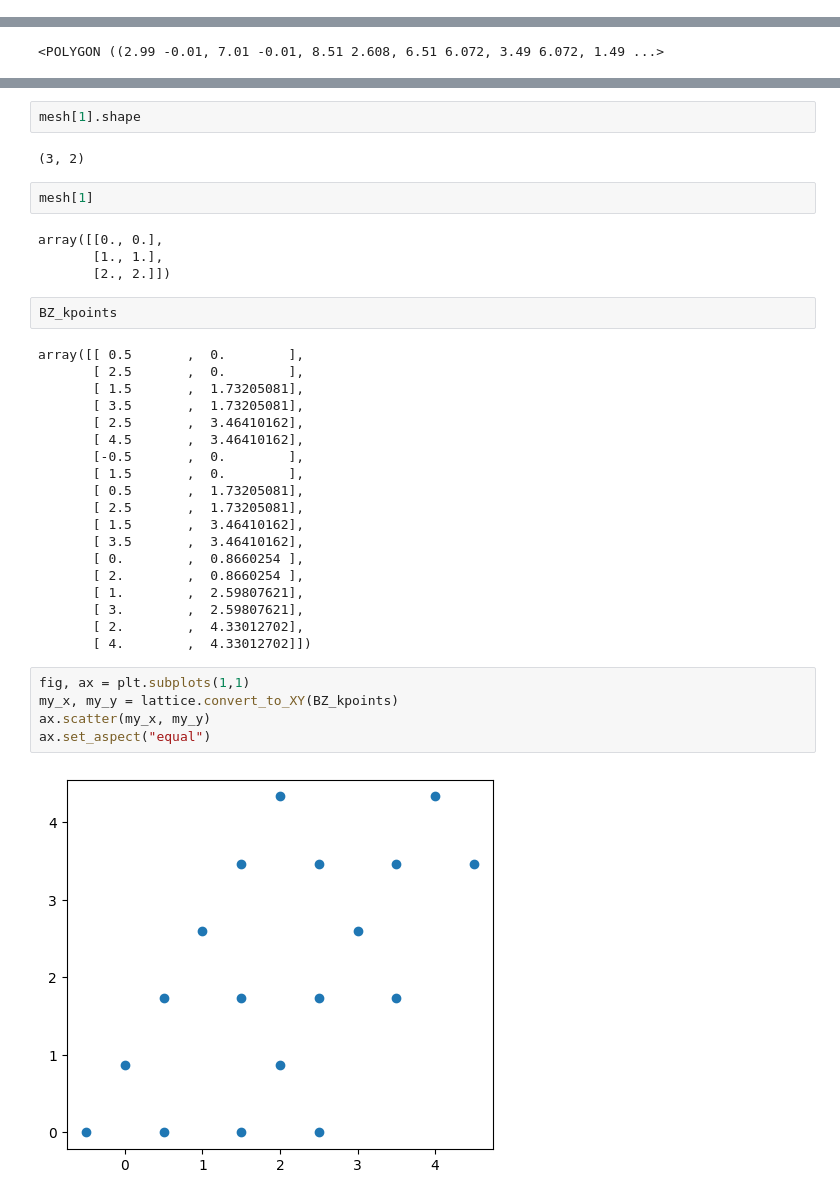
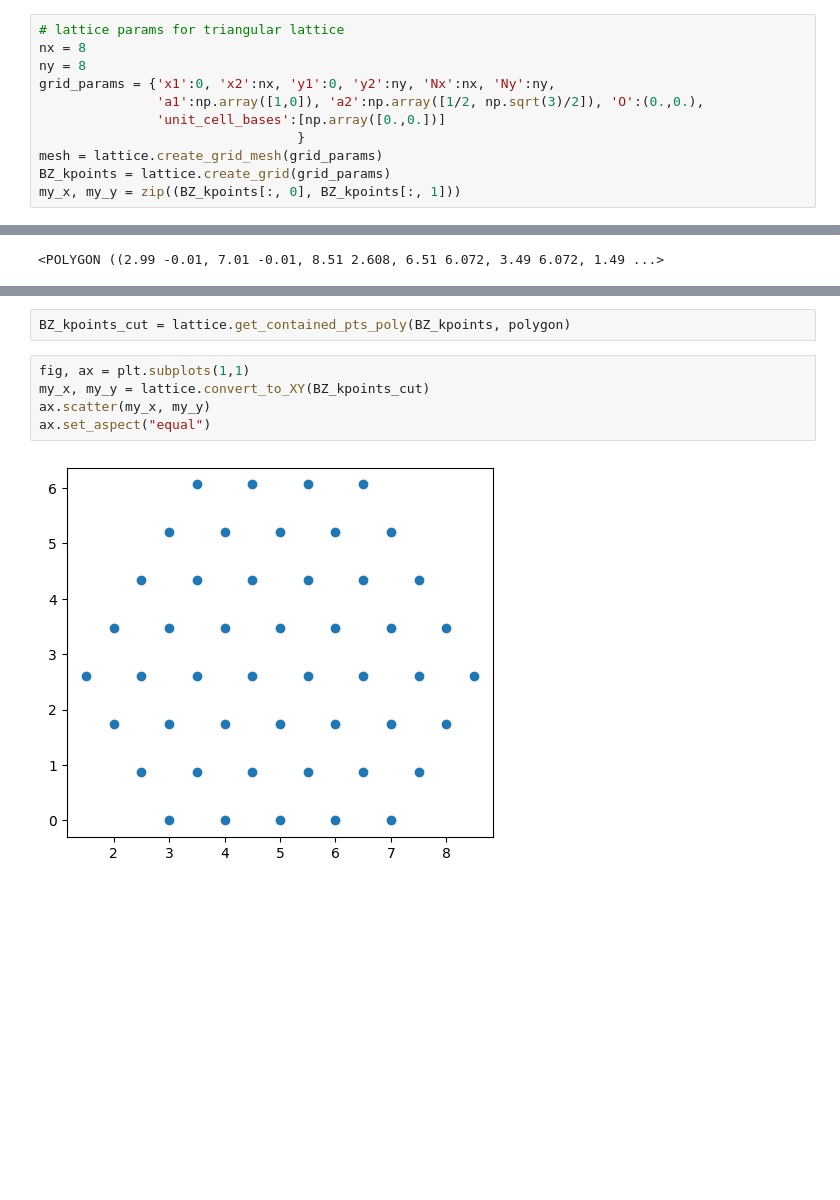
Before and after one commit to teng10/rydberg-vison, a Jupyter notebook: wip.ipynb, the cells around one changed output, grey strips where cells are left out. Drawn from its saved outputs; the diff is of its cells as text; blank space fills up the shorter version.

```diff
--- a/wip.ipynb
+++ b/wip.ipynb
@@ -32,3 +143,14 @@ my_x, my_y = zip((BZ_kpoints[:, 0], BZ_kpoints[:, 1]))
+# %%
+# lattice params for triangular lattice
+nx = 8
+ny = 8
+grid_params = {'x1':0, 'x2':nx, 'y1':0, 'y2':ny, 'Nx':nx, 'Ny':ny,
+               'a1':np.array([1,0]), 'a2':np.array([1/2, np.sqrt(3)/2]), 'O':(0.,0.),
+               'unit_cell_bases':[np.array([0.,0.])]
+                                 }
+mesh = lattice.create_grid_mesh(grid_params)
+BZ_kpoints = lattice.create_grid(grid_params)
+my_x, my_y = zip((BZ_kpoints[:, 0], BZ_kpoints[:, 1]))
 # %%
 # Define the polygon for the cut
 height = np.sqrt(3)/2
@@ -51,39 +163,10 @@ array([[0., 1.],
-# %%
-mesh[1].shape
-# %% [output]
-(3, 2)
-# %%
-mesh[1]
-# %% [output]
-array([[0., 0.],
-       [1., 1.],
-       [2., 2.]])
-# %%
-BZ_kpoints
-# %% [output]
-array([[ 0.5       ,  0.        ],
-       [ 2.5       ,  0.        ],
-       [ 1.5       ,  1.73205081],
-       [ 3.5       ,  1.73205081],
-       [ 2.5       ,  3.46410162],
-       [ 4.5       ,  3.46410162],
-       [-0.5       ,  0.        ],
-       [ 1.5       ,  0.        ],
-       [ 0.5       ,  1.73205081],
-       [ 2.5       ,  1.73205081],
-       [ 1.5       ,  3.46410162],
-       [ 3.5       ,  3.46410162],
-       [ 0.        ,  0.8660254 ],
-       [ 2.        ,  0.8660254 ],
-       [ 1.        ,  2.59807621],
-       [ 3.        ,  2.59807621],
-       [ 2.        ,  4.33012702],
-       [ 4.        ,  4.33012702]])
+# %%
+BZ_kpoints_cut = lattice.get_contained_pts_poly(BZ_kpoints, polygon)
 # %%
 fig, ax = plt.subplots(1,1)
-my_x, my_y = lattice.convert_to_XY(BZ_kpoints)
+my_x, my_y = lattice.convert_to_XY(BZ_kpoints_cut)
 ax.scatter(my_x, my_y)
 ax.set_aspect("equal")
 # %% [output]
-[figure, old version]
+[figure, new version]
 # %%
```
Also changed, not shown: parts of 23 cells of this notebook, 4 other files.
